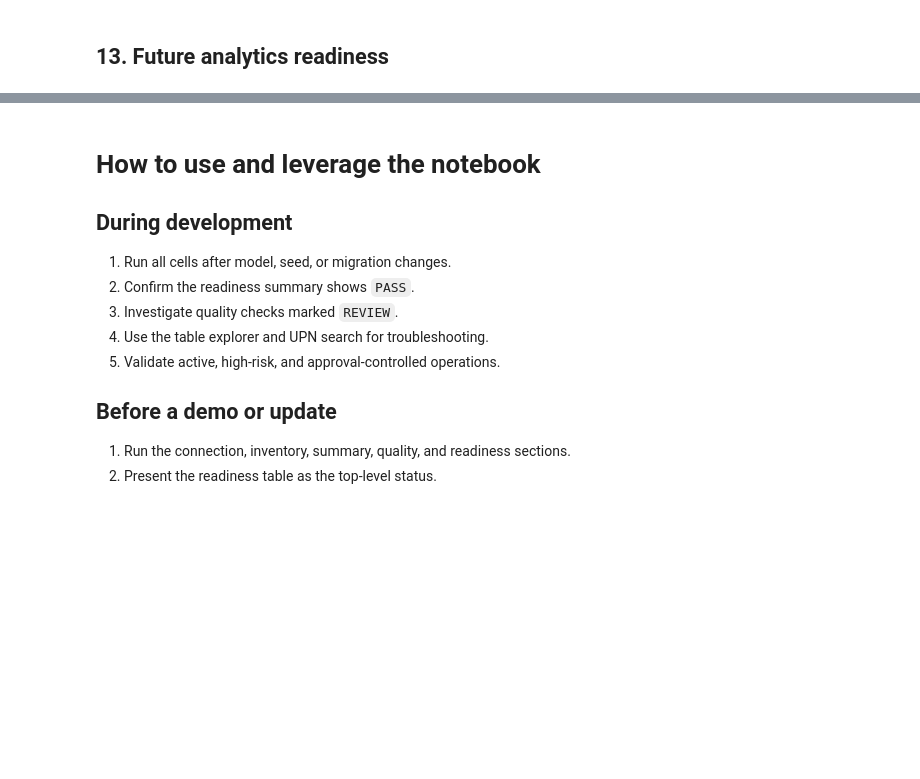
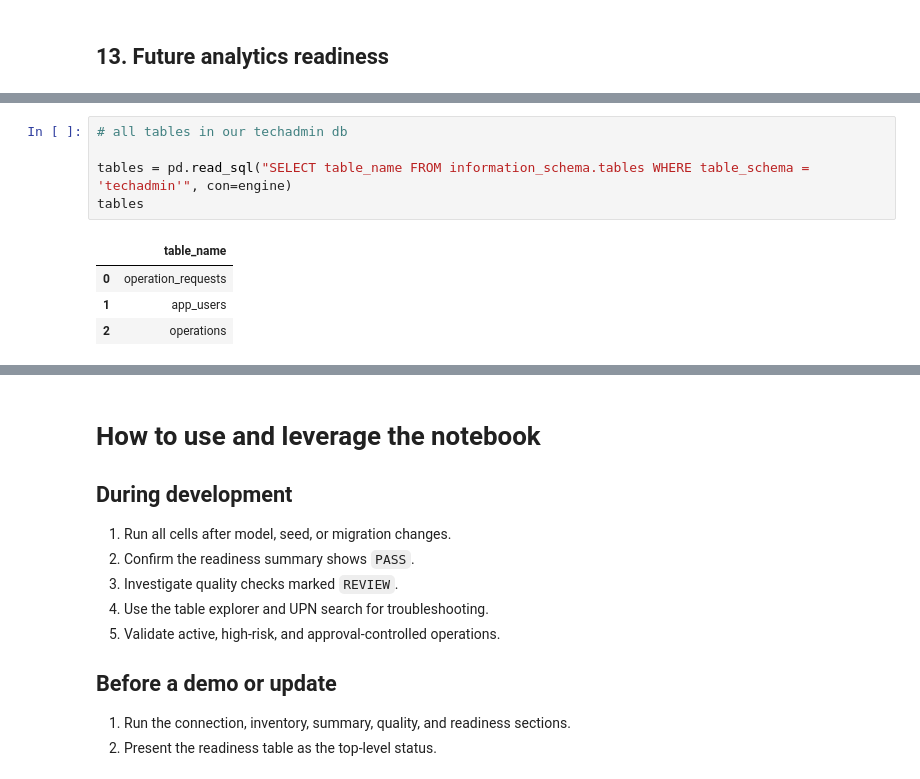
Before and after one commit to Aman14Coforge/TechAdmin, a Jupyter notebook: App/db/notebooks/techadmin_database_validation_analytics.ipynb, the cells around one changed output, grey strips where cells are left out. Cells and saved outputs as stored; diff of their text form; blank space fills up the shorter version.

Commit message:
Database Operations Added

```diff
--- a/App/db/notebooks/techadmin_database_validation_analytics.ipynb
+++ b/App/db/notebooks/techadmin_database_validation_analytics.ipynb
@@ -241,0 +347,10 @@ display(future_readiness_df)
+# %%
+# all tables in our techadmin db
+
+tables = pd.read_sql("SELECT table_name FROM information_schema.tables WHERE table_schema = 'techadmin'", con=engine)
+tables
+# %% [output]
+|  | table_name |
+| 0 | operation_requests |
+| 1 | app_users |
+| 2 | operations |
```
Also changed, not shown: parts of 13 cells of this notebook, 10 other files.
